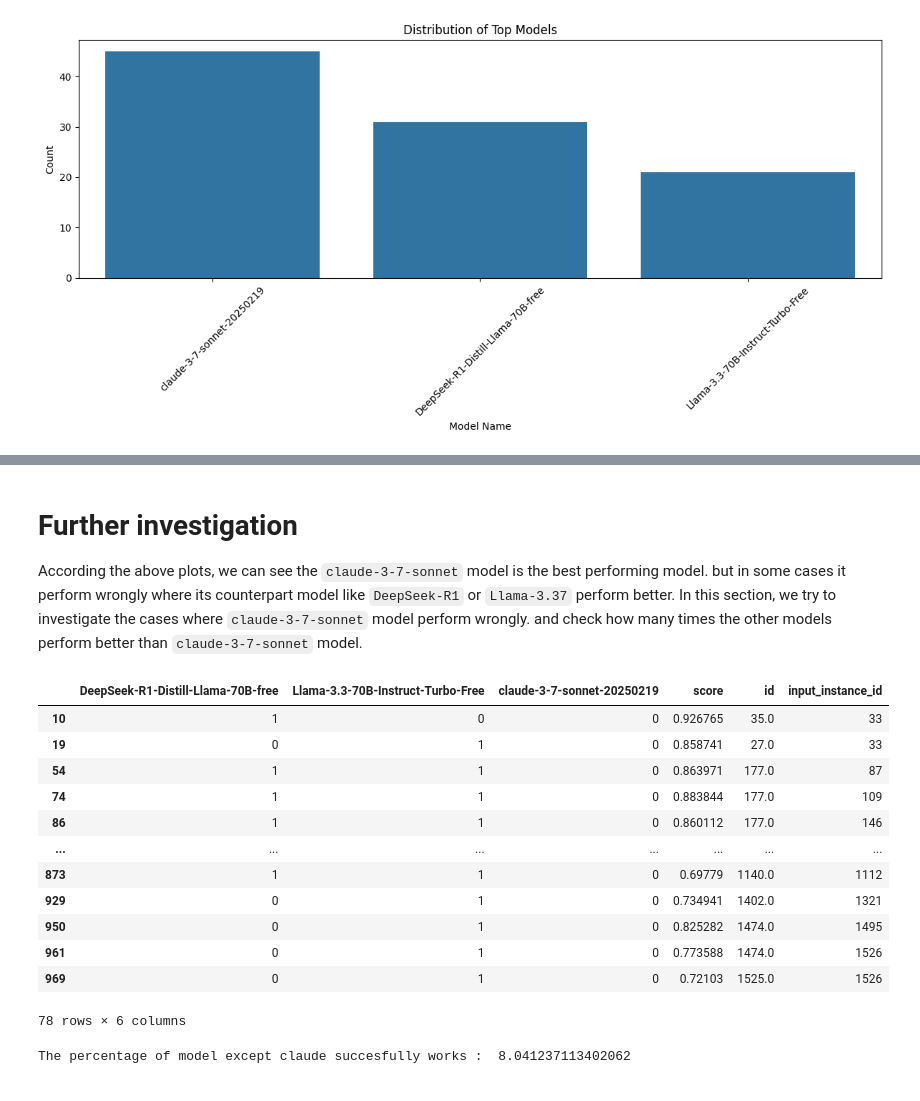
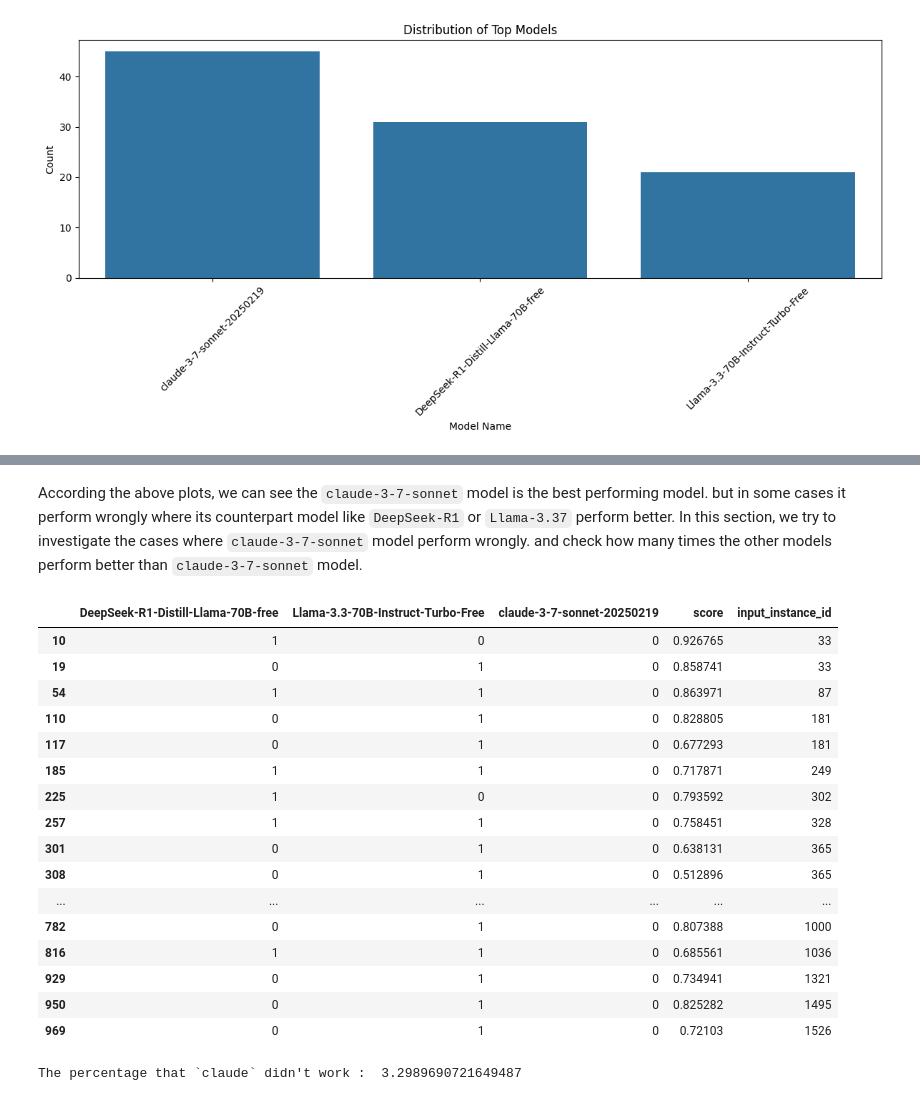
Before and after one commit to sina-behnam/MA_text2SQL, a Jupyter notebook: DataSampling/src/models/pipeline/selection.ipynb, the cells around one changed output, grey strips where cells are left out. Saved outputs shown, nothing was run; the diff lists cells and outputs as text; code cells hidden in the pictures.

```diff
--- a/DataSampling/src/models/pipeline/selection.ipynb
+++ b/DataSampling/src/models/pipeline/selection.ipynb
@@ -1,5 +1,5 @@
 # %%
-ROOT_PATH = 'your/root/path'
+ROOT_PATH = '/Users/sinabehnam/Desktop/Projects/Polito/Thesis/MA_text2SQL/'
 # %%
 def _load_password_and_api_key(key_file_path):
     """
@@ -114,6 +130,6 @@ from vector_storage import Text2SQLVectorDB
 vec_db = Text2SQLVectorDB(
     mongodb_uri=uri,
     db_name="text2sql_vectordb",
-    collection_name="enriched_instances_1",
+    collection_name="enriched_instances_2",
     root_data_dir= ROOT_PATH + 'DataSampling/data/datasets'
 )
@@ -411,13 +473,16 @@ dtype: object
 def create_model_execution_df_for_test(similar_instances_df):
     """
     Create a model execution DataFrame for the test set.
+    Each test instance gets its similar examples processed.
     """
     model_instances_list = []
+
     for input_instance_id, group in similar_instances_df.groupby('input_instance_id'):
-
-        model_instances_list.append(create_model_execution_df(group))
-        # Add the input instance ID to the last DataFrame
-        model_instances_list[-1]['input_instance_id'] = input_instance_id
+        # Create model execution df for this group
+        model_exec_df = create_model_execution_df(group)
+        # Add the input instance ID to each row
+        model_exec_df['input_instance_id'] = input_instance_id
+        model_instances_list.append(model_exec_df)
 
     # Concatenate all model instances into a single DataFrame
     model_instances_df = pd.concat(model_instances_list, ignore_index=True)
@@ -529,41 +802,46 @@ Name: count, dtype: int64
 # %% [markdown]
-# Further investigation
 According the above plots, we can see the `claude-3-7-sonnet` model is the best performing model. but in some cases it perform wrongly where its counterpart model like `DeepSeek-R1` or `Llama-3.37` perform better.
 In this section, we try to investigate the cases where `claude-3-7-sonnet` model perform wrongly. and check how many times the other models perform better than `claude-3-7-sonnet` model.
 # %%
 # model_execution_df_test
-def pick_no_claude_model_works(model_execution_df_test):
+def pick_no_claude_model_works(df):
     """
     Pick the models that are not Claude and have a score of 1.
     """
-    other_models_columns = model_execution_df_test.columns[:2]
+    df = df.copy()
+    df = df.drop(columns=['id'])
+    other_models_columns = df.columns[:2]
 
-    claude_column = model_execution_df_test.columns[2]
+    claude_column = df.columns[2]
 
     # Filter those instances (rows) where one of the models has a score of 1
-    model_execution_df_test = model_execution_df_test[model_execution_df_test[other_models_columns].any(axis=1) & (model_execution_df_test[claude_column] == 0)]
+    df = df[df[other_models_columns].any(axis=1) & (df[claude_column] == 0)]
 
-    return model_execution_df_test
+    return df
 
-no_claude_models = pick_no_claude_model_works(model_execution_df_test)
+no_claude_models = pick_no_claude_model_works(model_execution_df_test.drop_duplicates('id'))
 display(no_claude_models)
 
-print("The percentage of model except claude succesfully works : ", len(no_claude_models) / len(model_execution_df_test) * 100)
+print("The percentage that `claude` didn't work : ", len(no_claude_models) / len(model_execution_df_test) * 100)
 # %% [output]
-|  | DeepSeek-R1-Distill-Llama-70B-free | Llama-3.3-70B-Instruct-Turbo-Free | claude-3-7-sonnet-20250219 | score | id | input_instance_id |
-| 10 | 1 | 0 | 0 | 0.926765 | 35.0 | 33 |
-| 19 | 0 | 1 | 0 | 0.858741 | 27.0 | 33 |
-| 54 | 1 | 1 | 0 | 0.863971 | 177.0 | 87 |
-| 74 | 1 | 1 | 0 | 0.883844 | 177.0 | 109 |
-| 86 | 1 | 1 | 0 | 0.860112 | 177.0 | 146 |
-| ... | ... | ... | ... | ... | ... | ... |
-| 873 | 1 | 1 | 0 | 0.69779 | 1140.0 | 1112 |
-| 929 | 0 | 1 | 0 | 0.734941 | 1402.0 | 1321 |
-| 950 | 0 | 1 | 0 | 0.825282 | 1474.0 | 1495 |
-| 961 | 0 | 1 | 0 | 0.773588 | 1474.0 | 1526 |
-| 969 | 0 | 1 | 0 | 0.72103 | 1525.0 | 1526 |
+|  | DeepSeek-R1-Distill-Llama-70B-free | Llama-3.3-70B-Instruct-Turbo-Free | claude-3-7-sonnet-20250219 | score | input_instance_id |
+| 10 | 1 | 0 | 0 | 0.926765 | 33 |
+| 19 | 0 | 1 | 0 | 0.858741 | 33 |
+| 54 | 1 | 1 | 0 | 0.863971 | 87 |
+| 110 | 0 | 1 | 0 | 0.828805 | 181 |
+| 117 | 0 | 1 | 0 | 0.677293 | 181 |
+| 185 | 1 | 1 | 0 | 0.717871 | 249 |
+| 225 | 1 | 0 | 0 | 0.793592 | 302 |
+| 257 | 1 | 1 | 0 | 0.758451 | 328 |
+| 301 | 0 | 1 | 0 | 0.638131 | 365 |
+| 308 | 0 | 1 | 0 | 0.512896 | 365 |
+| ... | ... | ... | ... | ... | ... |
+| 782 | 0 | 1 | 0 | 0.807388 | 1000 |
+| 816 | 1 | 1 | 0 | 0.685561 | 1036 |
+| 929 | 0 | 1 | 0 | 0.734941 | 1321 |
+| 950 | 0 | 1 | 0 | 0.825282 | 1495 |
+| 969 | 0 | 1 | 0 | 0.72103 | 1526 |
-78 rows × 6 columns
+The percentage that `claude` didn't work :  3.2989690721649487
-The percentage of model except claude succesfully works :  8.041237113402062
 # %%
 cv = no_claude_models['input_instance_id'].value_counts().value_counts()
 
```
Also changed, not shown: parts of 34 cells of this notebook.
